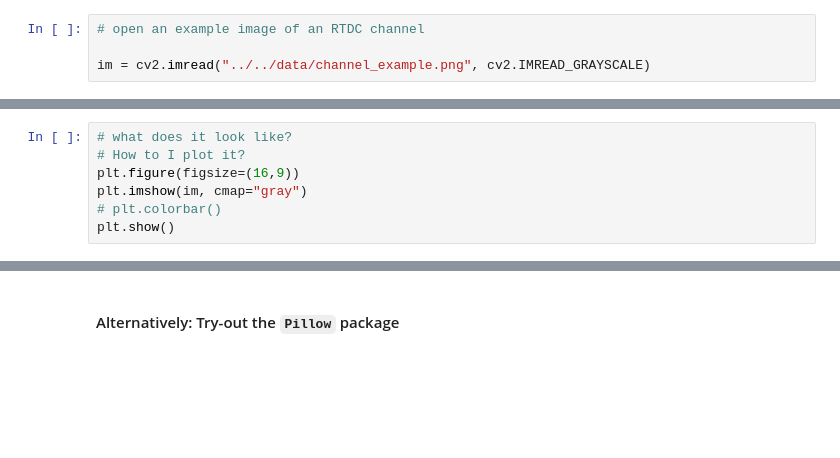
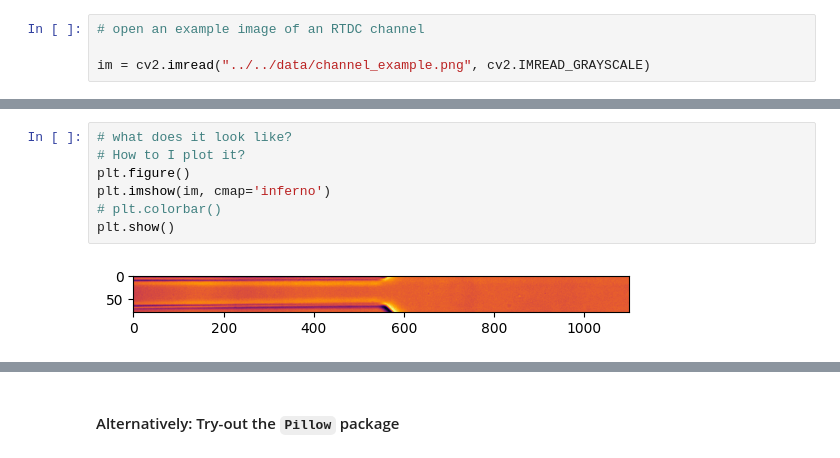
Before and after one commit to GuckLab/Python-Workshops, a Jupyter notebook: workshops/beginner_topics/Python-Beginner-Workshop-02-Open_Data.ipynb, the cells around one changed output, grey strips where cells are left out. Saved outputs shown, nothing was run; the diff lists cells and outputs as text; blank space fills up the shorter version.

```diff
--- a/workshops/beginner_topics/Python-Beginner-Workshop-02-Open_Data.ipynb
+++ b/workshops/beginner_topics/Python-Beginner-Workshop-02-Open_Data.ipynb
@@ -78,10 +90,12 @@ im
 # %%
 # what does it look like?
 # How to I plot it?
-plt.figure(figsize=(16,9))
-plt.imshow(im, cmap="gray")
+plt.figure()
+plt.imshow(im, cmap='inferno')
 # plt.colorbar()
 plt.show()
+# %% [output]
+[figure, added]
 # %%
 # but what is this "im"?
 type(im)
```
Also changed, not shown: parts of 38 cells of this notebook, 12 other files.
